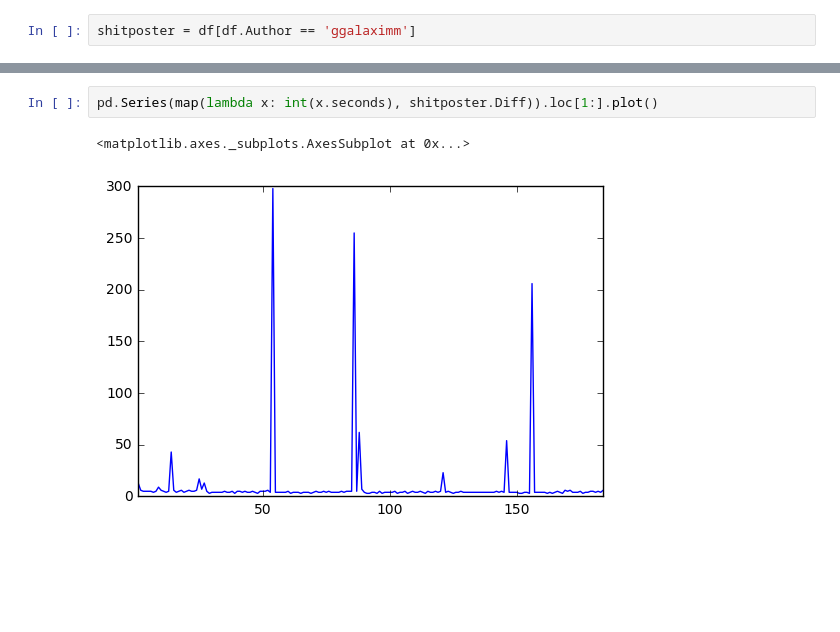
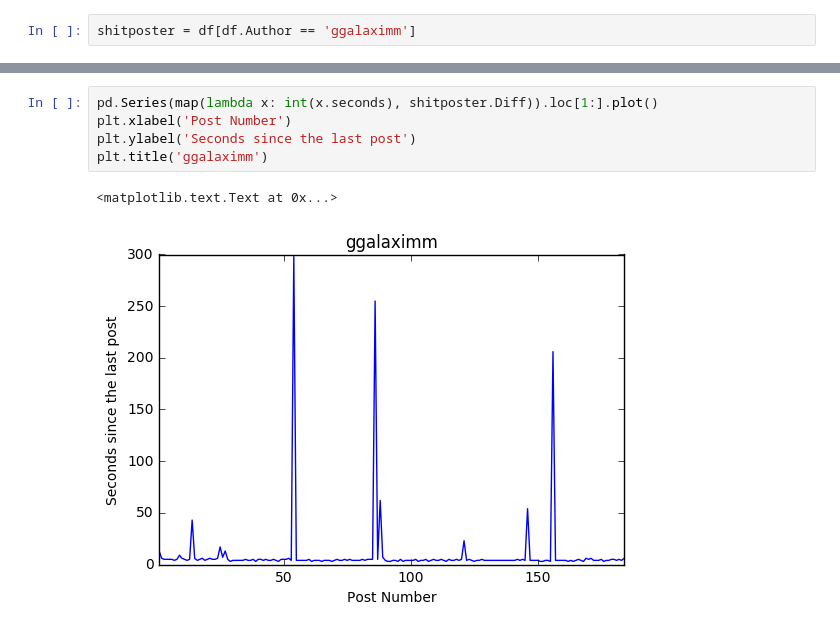
Before and after one commit to NapsterInBlue/redditDrStrange, a Jupyter notebook: Bargain.ipynb, the cells around one changed output, grey strips where cells are left out. Cells and saved outputs as stored; diff of their text form; blank space fills up the shorter version.

Commit message:
Version that I pushed out w/ the initial blog post

```diff
--- a/Bargain.ipynb
+++ b/Bargain.ipynb
@@ -308,6 +290,9 @@ shitposter
 # %%
 pd.Series(map(lambda x: int(x.seconds), shitposter.Diff)).loc[1:].plot()
+plt.xlabel('Post Number')
+plt.ylabel('Seconds since the last post')
+plt.title('ggalaximm')
 # %% [output]
-<matplotlib.axes._subplots.AxesSubplot at 0x...>
+<matplotlib.text.Text at 0x...>
-[figure, old version]
+[figure, new version]
 # %%
```
Also changed, not shown: parts of 7 cells of this notebook, 11 other files.
